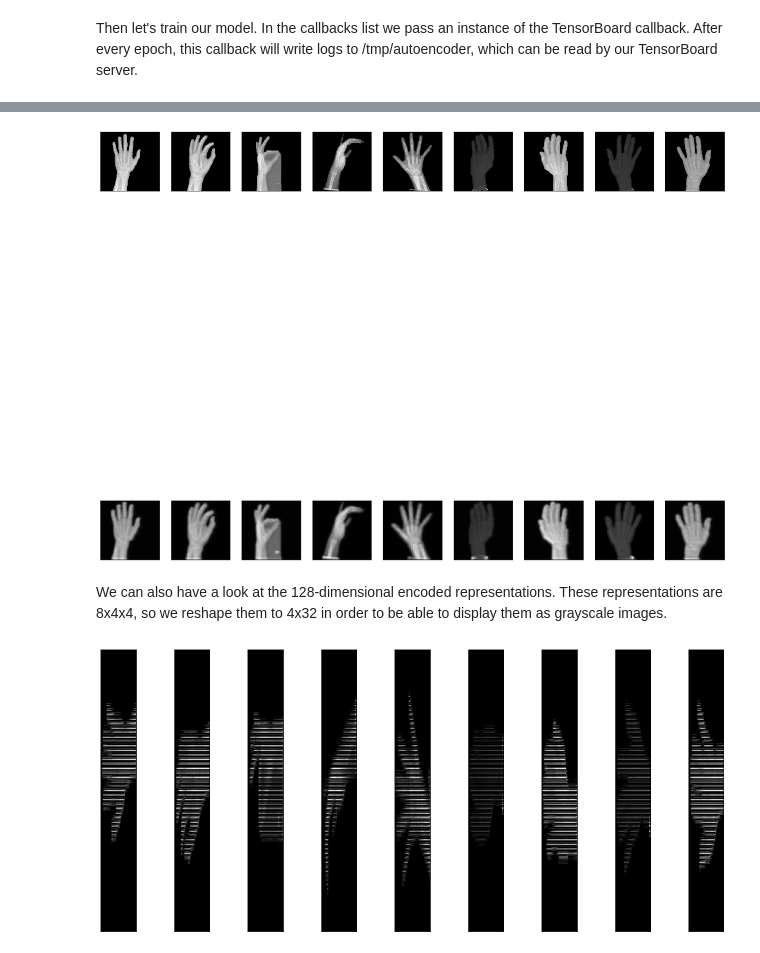
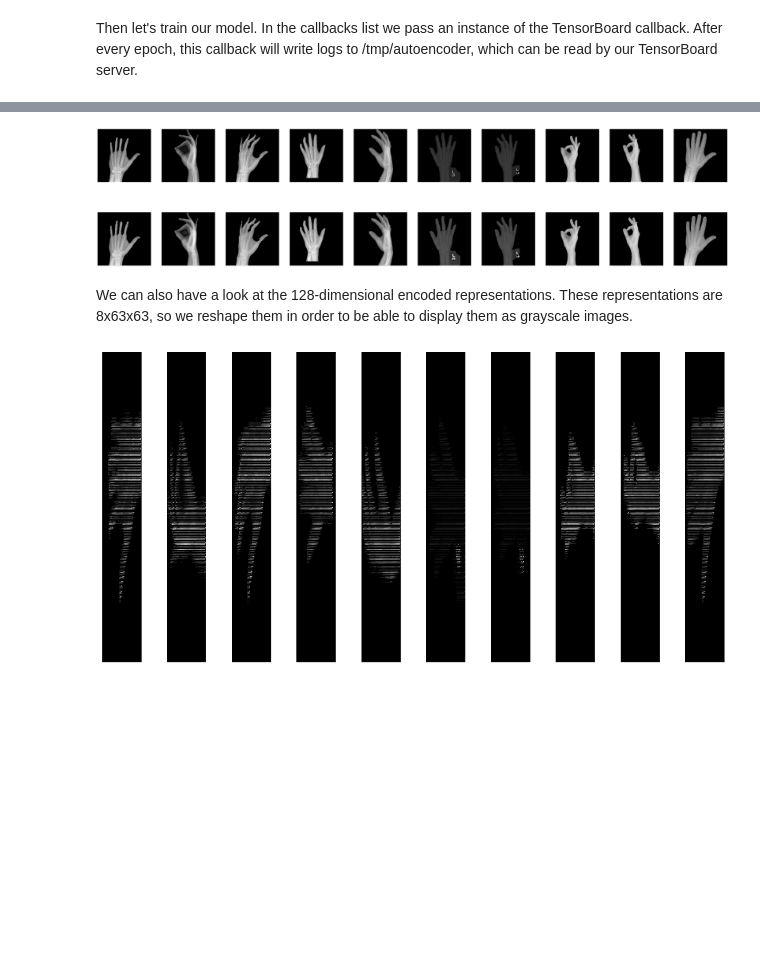
Before and after one commit to Valentyn1997/xray, a Jupyter notebook: notebooks/CNN_hitansh.ipynb, the cells around one changed output, grey strips where cells are left out. Saved outputs shown, nothing was run; the diff lists cells and outputs as text; code cells hidden in the pictures; blank space fills up the shorter version.

```diff
--- a/notebooks/CNN_hitansh.ipynb
+++ b/notebooks/CNN_hitansh.ipynb
@@ -81,8 +97,8 @@ for r, d, f in os.walk(PATH_TO_TEST_IMAGES_DIR):
             ALL_IMAGE_PATHS.append(os.path.join(r, file))
 
 # taking num_train images for training, num_test images for testing
-num_train = 100
-num_test = 10
+num_train = 1000
+num_test = 100
 
 for i in ALL_IMAGE_PATHS[:num_train]:
     img = cv2.imread(i, 0)
@@ -127,38 +165,39 @@ autoencoder = load_model(model_save_path)
 # %%
 decoded_imgs = autoencoder.predict(x_test)
 
 n = 10
-plt.figure(figsize=(20, 20))
-for i in range(1,n):
+plt.figure(figsize=(80, 20))
+for i in range(1,n+1):
     # display original
     ax = plt.subplot(2, n, i)
     plt.imshow(x_test[i].reshape(source_size, source_size))
     plt.gray()
     ax.get_xaxis().set_visible(False)
     ax.get_yaxis().set_visible(False)
 
     # display reconstruction
     ax = plt.subplot(2, n, i + n)
     plt.imshow(decoded_imgs[i].reshape(source_size, source_size))
     plt.gray()
     ax.get_xaxis().set_visible(False)
     ax.get_yaxis().set_visible(False)
 plt.show()
 # %% [output]
-[figure, old version]
+[figure, new version]
 # %% [markdown]
-We can also have a look at the 128-dimensional encoded representations. These representations are 8x4x4, so we reshape them to 4x32 in order to be able to display them as grayscale images.
+We can also have a look at the 128-dimensional encoded representations. These representations are 8x63x63, so we reshape them in order to be able to display them as grayscale images.
 # %%
 #Model = load_model(r'../models/cnn_hitansh.h5')
 
 encoder = Model(input_img, encoded)
+
 encoded_imgs = encoder.predict(x_test)
 
 encoded_shape = encoded_imgs[0].shape
 
 n = 10
-plt.figure(figsize=(20, 8))
-for i in range(1,n):
+plt.figure(figsize=(20, 10))
+for i in range(1,n+1):
     ax = plt.subplot(1, n, i)
     plt.imshow(encoded_imgs[i].reshape(encoded_shape[0], encoded_shape[1] * encoded_shape[2]).T)
     plt.gray()
@@ -166,4 +205,4 @@ for i in range(1,n):
     ax.get_yaxis().set_visible(False)
 plt.show()
 # %% [output]
-[figure, old version]
+[figure, new version]
```
Also changed, not shown: parts of 18 cells of this notebook, 1 other file.
